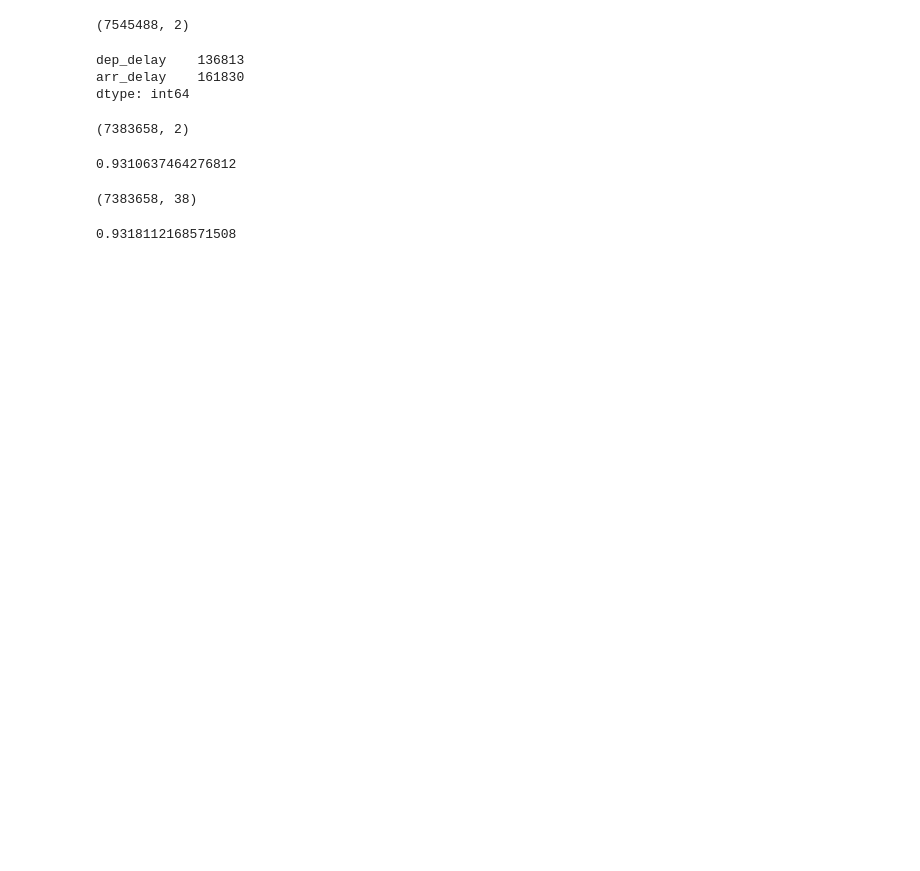
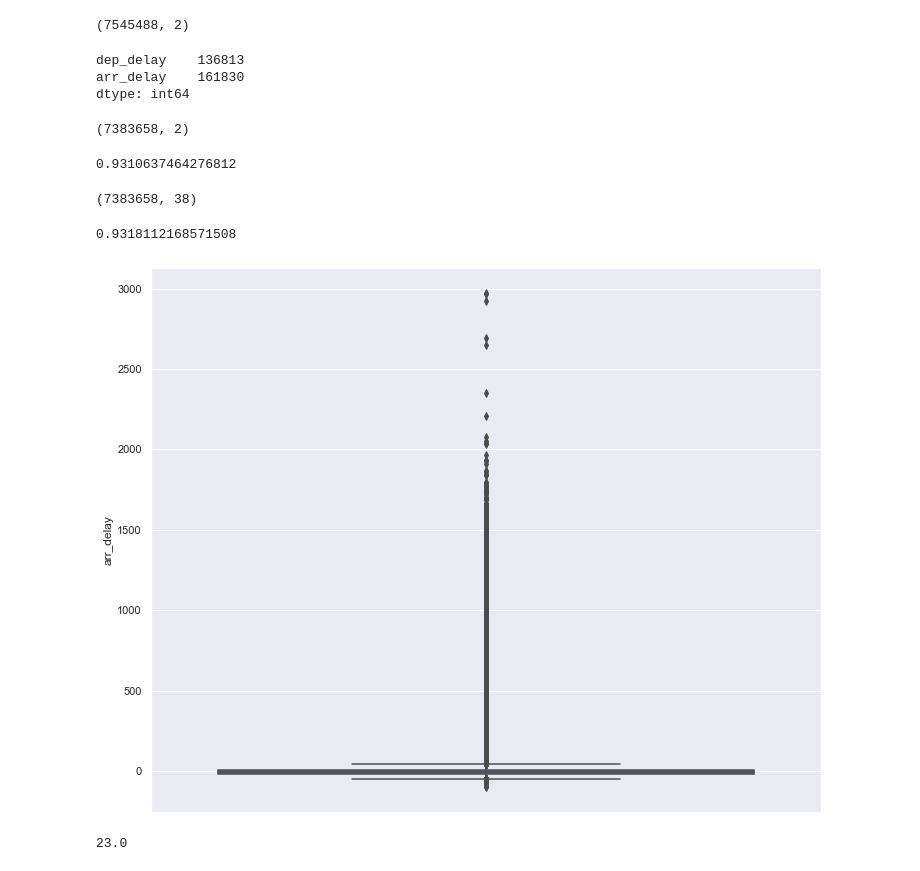
Before and after one commit to vamsidhar-reddy-rajula/Flight-delays, a Jupyter notebook: notebooks/flights_table_exploration.ipynb, the cells around one changed output. Cells and saved outputs as stored; diff of their text form; code cells hidden in the pictures; blank space fills up the shorter version.

```diff
--- a/notebooks/flights_table_exploration.ipynb
+++ b/notebooks/flights_table_exploration.ipynb
@@ -505,3 +505,10 @@ model.fit(X_train,y_train)
 r2_score(y_test,model.predict(X_test))
 # %% [output]
 0.9318112168571508
+# %%
+flights = flights[~flights.arr_delay.isna()]
+# %%
+sns.boxplot(y=flights.arr_delay)
+plt.savefig('Arrival delay outliers.jpeg')
+# %% [output]
+[figure, added]
@@ -507,0 +518,13 @@ r2_score(y_test,model.predict(X_test))
+# %%
+# Interquartile range (IQR)
+IQR = stats.iqr(flights.arr_delay, interpolation = 'midpoint')
+
+# First quartile (Q1)
+Q1 = np.percentile(flights.arr_delay, 25, interpolation = 'midpoint')
+
+# Third quartile (Q3)
+Q3 = np.percentile(flights.arr_delay, 75, interpolation = 'midpoint')
+
+print(IQR)
+# %% [output]
+23.0
```
Also changed, not shown: parts of 28 cells of this notebook, 6 other files.
